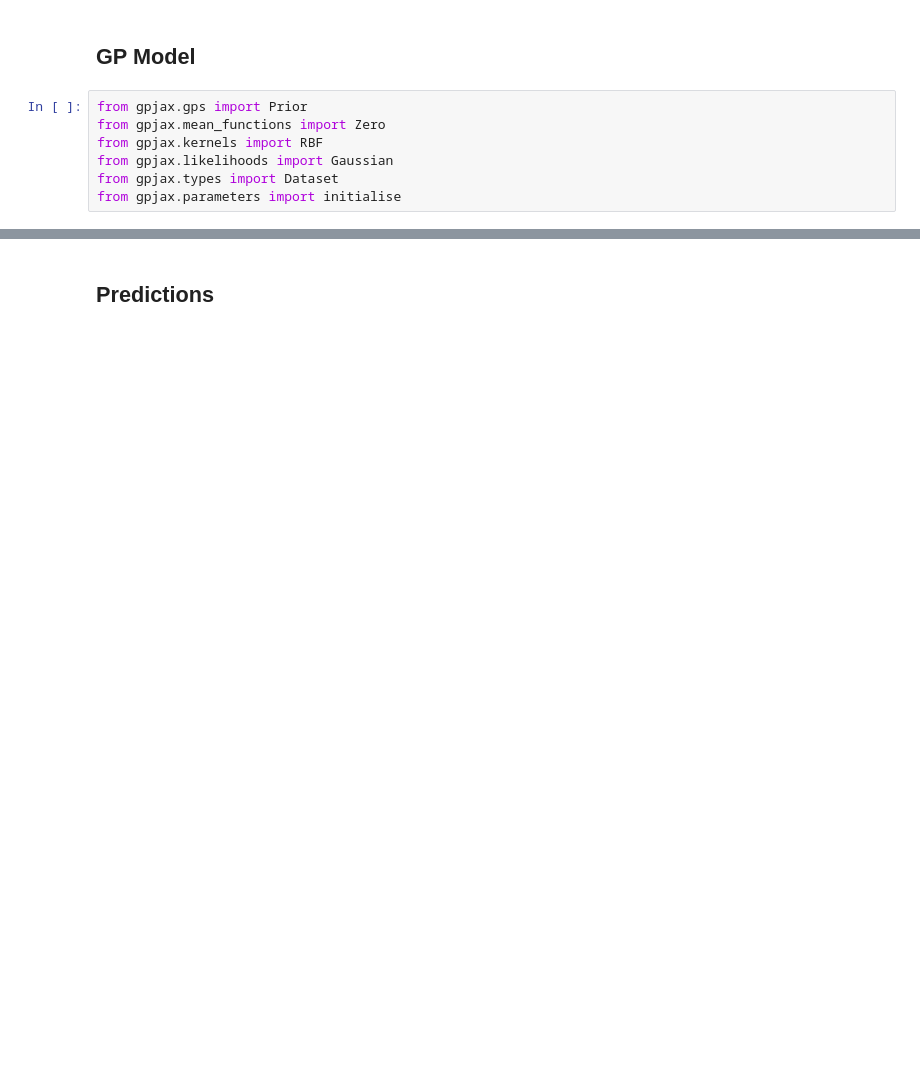
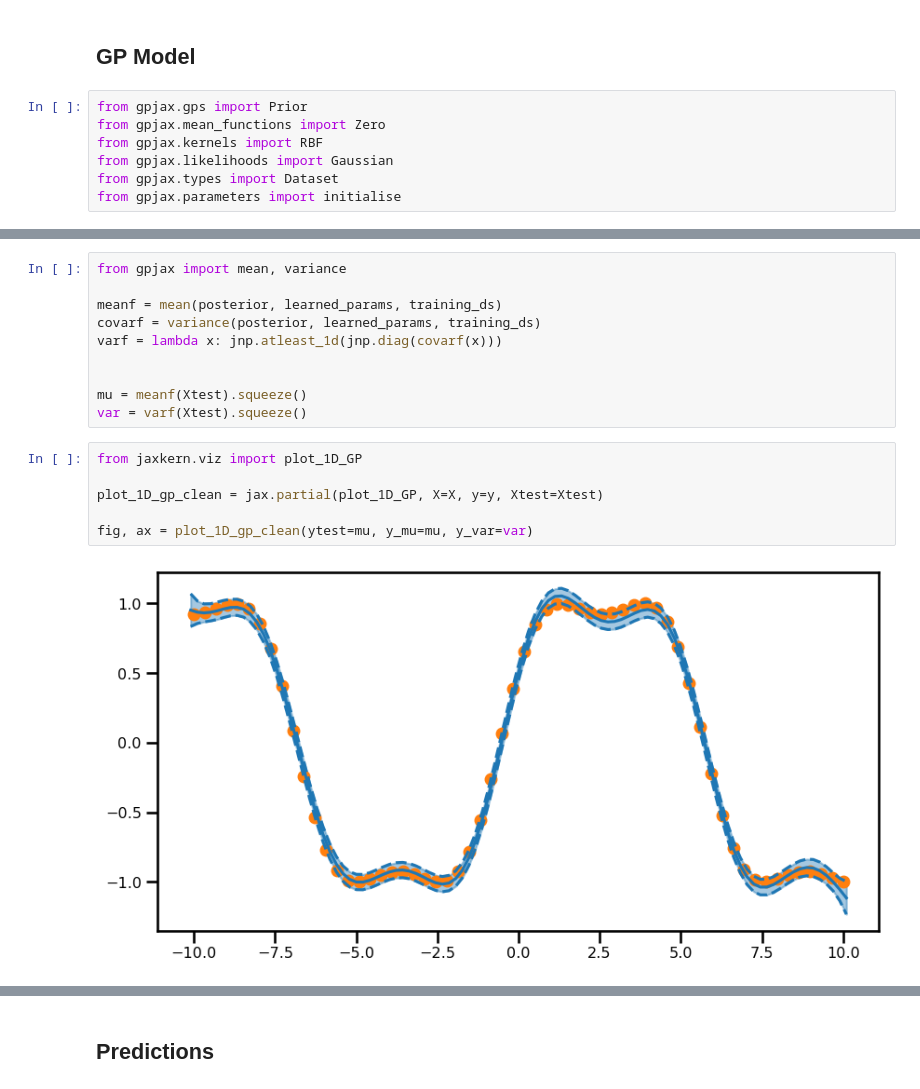
Before and after one commit to IPL-UV/jaxkern, a Jupyter notebook: notebooks/uncategorized/gps/egp_moment_matching.ipynb, the cells around one changed output, grey strips where cells are left out. Cells and saved outputs as stored; diff of their text form; blank space fills up the shorter version.

```diff
--- a/notebooks/uncategorized/gps/egp_moment_matching.ipynb
+++ b/notebooks/uncategorized/gps/egp_moment_matching.ipynb
@@ -72,0 +154,18 @@ training_ds = Dataset(X=X, y=y)
+# %%
+from gpjax import mean, variance
+
+meanf = mean(posterior, learned_params, training_ds)
+covarf = variance(posterior, learned_params, training_ds)
+varf = lambda x: jnp.atleast_1d(jnp.diag(covarf(x)))
+
+
+mu = meanf(Xtest).squeeze()
+var = varf(Xtest).squeeze()
+# %%
+from jaxkern.viz import plot_1D_GP
+
+plot_1D_gp_clean = jax.partial(plot_1D_GP, X=X, y=y, Xtest=Xtest)
+
+fig, ax = plot_1D_gp_clean(ytest=mu, y_mu=mu, y_var=var)
+# %% [output]
+[figure, added]
```
Also changed, not shown: parts of 45 cells of this notebook, 8 other files.
